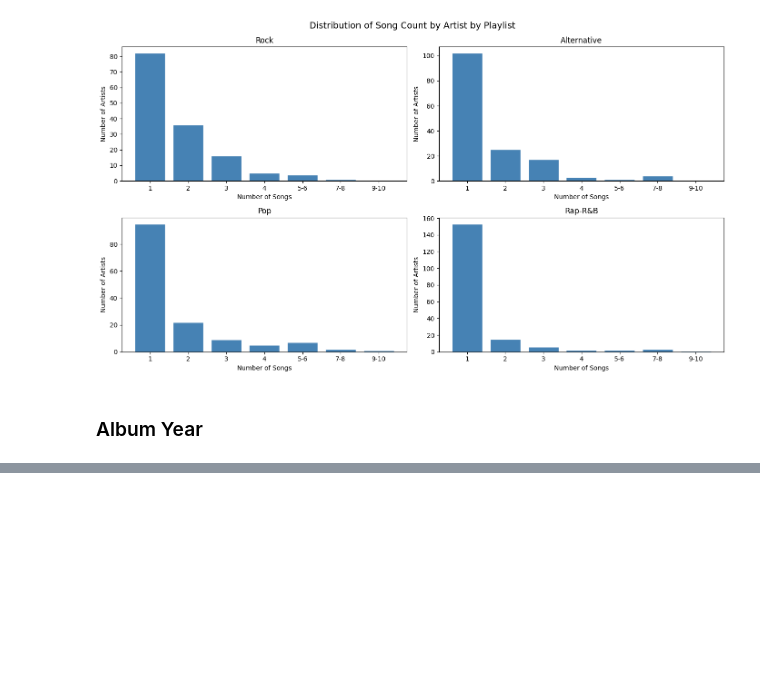
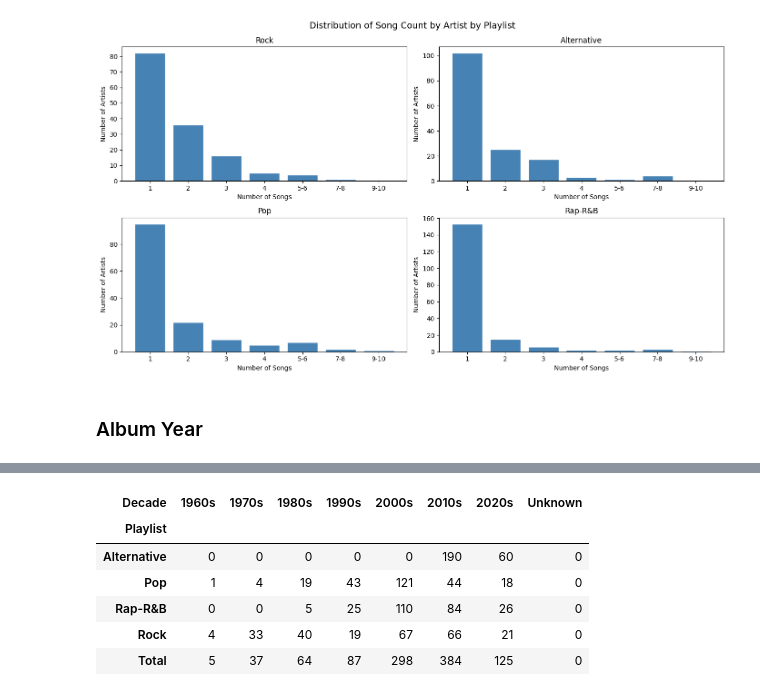
Before and after one commit to kaseymallette/music-taste-profile, a Jupyter notebook: 01_exploratory_analysis.ipynb, the cells around one changed output, grey strips where cells are left out. Saved outputs shown, nothing was run; the diff lists cells and outputs as text; code cells hidden in the pictures; blank space fills up the shorter version.

```diff
--- a/01_exploratory_analysis.ipynb
+++ b/01_exploratory_analysis.ipynb
@@ -216,3 +218,24 @@ Decade
 2020s      125
 Unknown      0
 Name: count, dtype: int64
+# %%
+# Get decade counts by playlist
+decade_counts_by_playlist = (
+    df_library.groupby(['Playlist', 'Decade'])
+    .size()
+    .reindex(pd.MultiIndex.from_product([['Alternative', 'Pop', 'Rap-R&B', 'Rock'], decade_order], names=['Playlist', 'Decade']), fill_value=0)
+    .reset_index(name='Count')
+)
+
+# Pivot dataframe
+decade_pivot = decade_counts_by_playlist.pivot(index='Playlist', columns='Decade', values='Count')
+decade_pivot.loc['Total'] = decade_pivot.sum()
+decade_pivot
+# %% [output]
+| Decade | 1960s | 1970s | 1980s | 1990s | 2000s | 2010s | 2020s | Unknown |
+| Playlist |  |  |  |  |  |  |  |  |
+| Alternative | 0 | 0 | 0 | 0 | 0 | 190 | 60 | 0 |
+| Pop | 1 | 4 | 19 | 43 | 121 | 44 | 18 | 0 |
+| Rap-R&B | 0 | 0 | 5 | 25 | 110 | 84 | 26 | 0 |
+| Rock | 4 | 33 | 40 | 19 | 67 | 66 | 21 | 0 |
+| Total | 5 | 37 | 64 | 87 | 298 | 384 | 125 | 0 |
```
Also changed, not shown: parts of 11 cells of this notebook.
